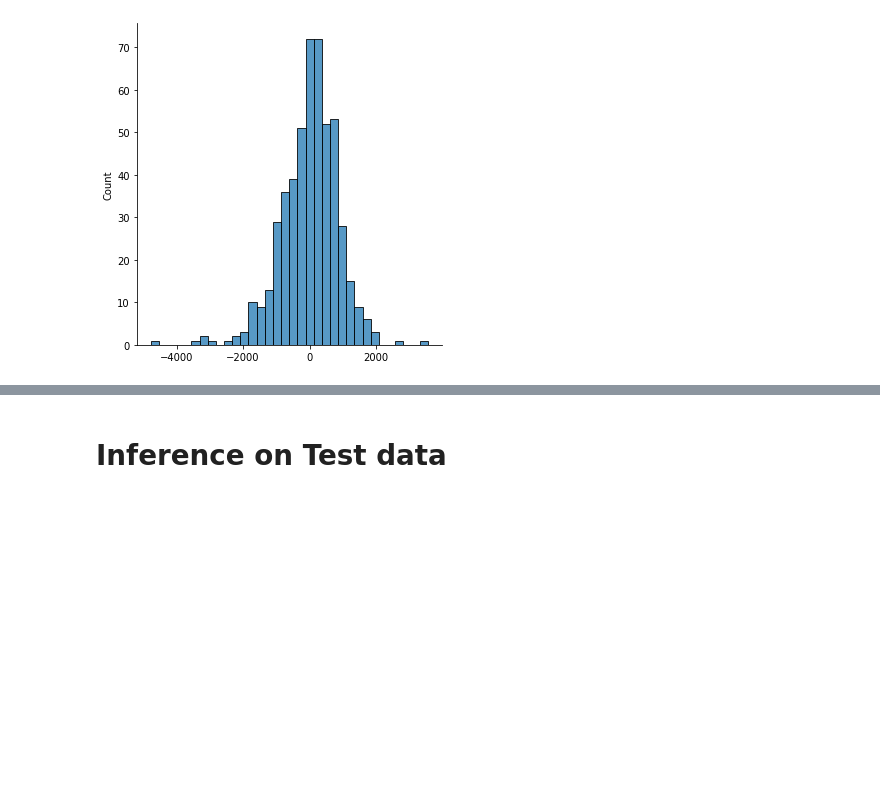
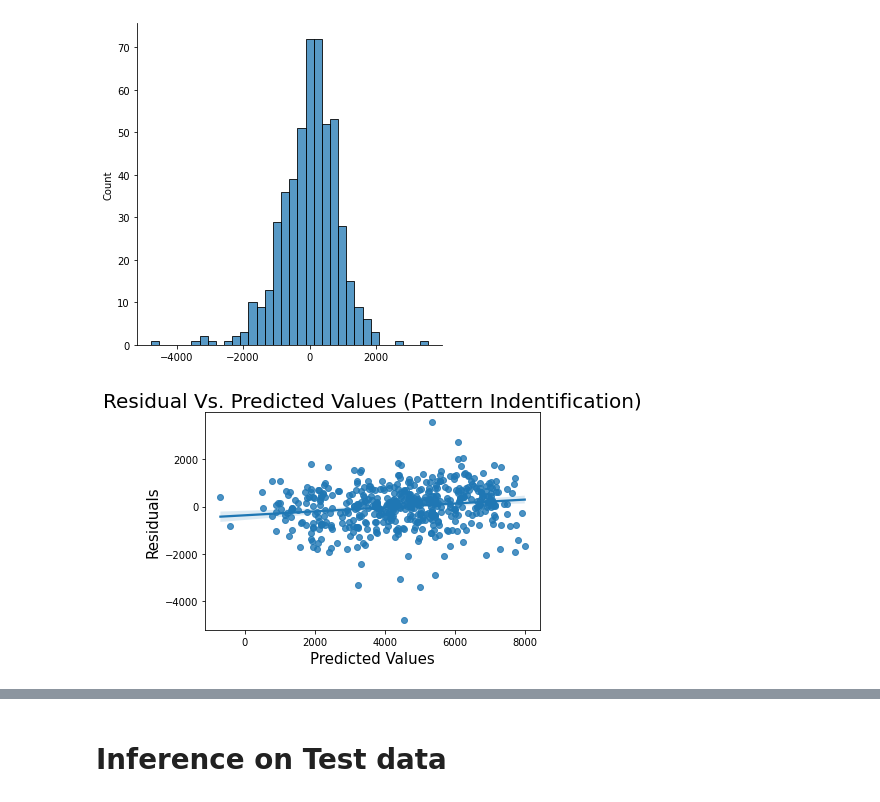
Before and after one commit to ganeshnagaraja/Linear_Regression_assignment, a Jupyter notebook: linear_regression_ganesh_nagaraja.ipynb, the cells around one changed output, grey strips where cells are left out. Saved outputs shown, nothing was run; the diff lists cells and outputs as text; code cells hidden in the pictures; blank space fills up the shorter version.

```diff
--- a/linear_regression_ganesh_nagaraja.ipynb
+++ b/linear_regression_ganesh_nagaraja.ipynb
@@ -1551,3 +1551,11 @@ sns.displot(res)
 plt.show()
 # %% [output]
 [figure]
+# %%
+sns.regplot(x=y_train_pred, y=res)
+plt.title('Residual Vs. Predicted Values (Pattern Indentification)', fontdict={'fontsize': 20})
+plt.xlabel('Predicted Values', fontdict={'fontsize': 15})
+plt.ylabel('Residuals', fontdict={'fontsize': 15})
+plt.show()
+# %% [output]
+[figure, added]
```
Also changed, not shown: parts of 16 cells of this notebook, 5 other files.
